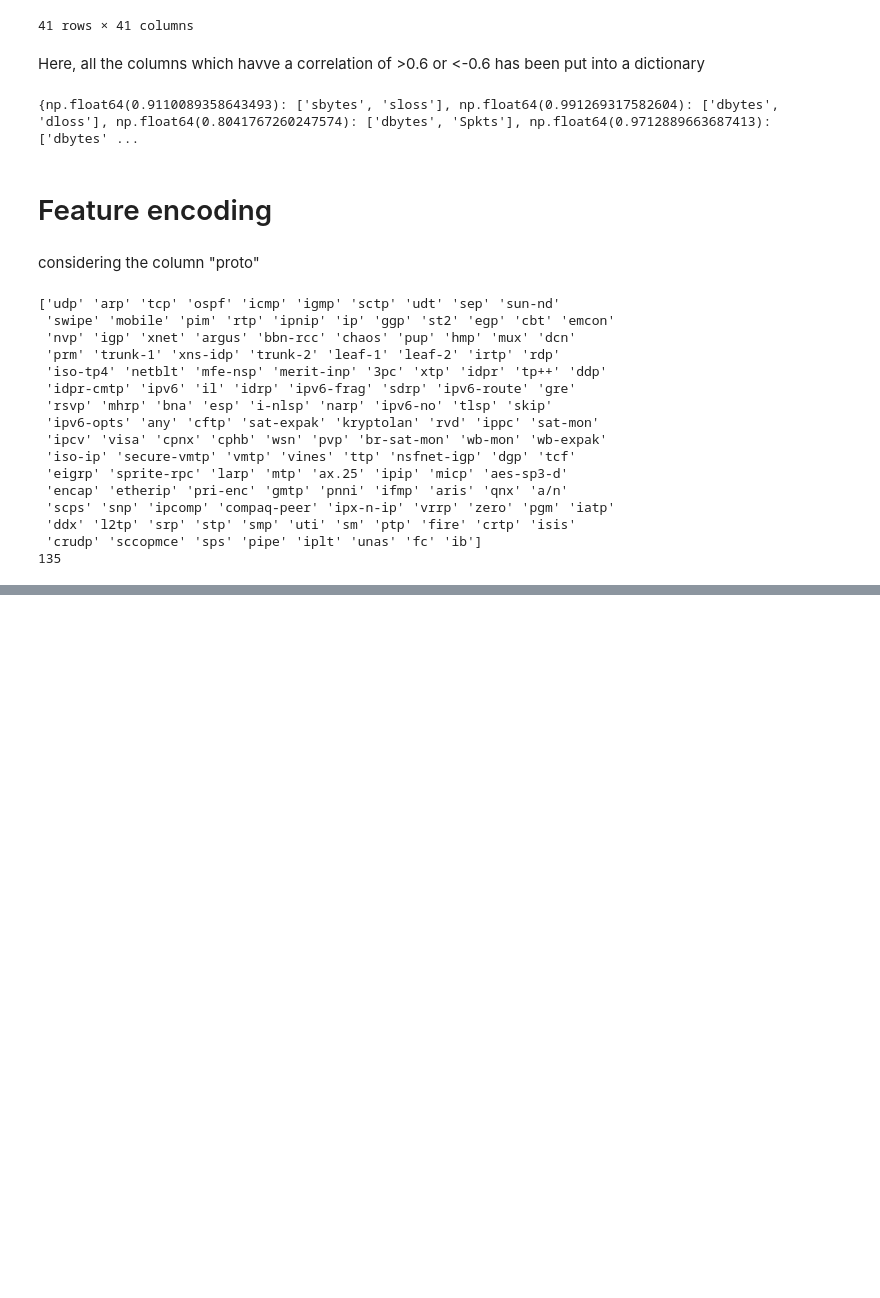
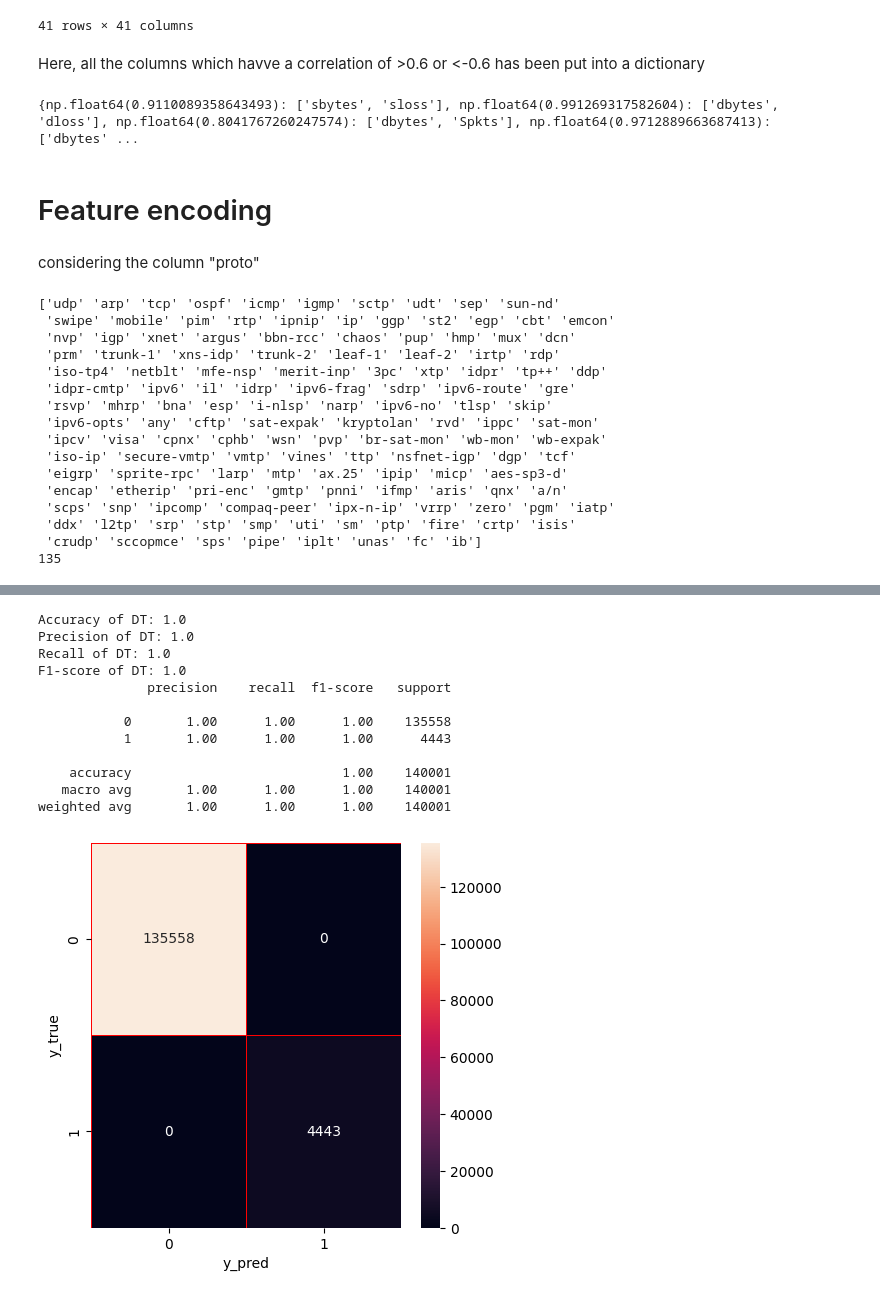
Before and after one commit to adityabhandari781/Packet-Classification-using-Decision-Trees, a Jupyter notebook: data_cleaning.ipynb, the cells around one changed output, grey strips where cells are left out. Cells and saved outputs as stored; diff of their text form; code cells hidden in the pictures; blank space fills up the shorter version.

Commit message:
Added decision tree

```diff
--- a/data_cleaning.ipynb
+++ b/data_cleaning.ipynb
@@ -262,0 +271,7 @@ df_encoded
+# %%
+columns_to_drop = []
+for i in df_encoded.columns:
+    if(df_encoded[i].dtype == "object"):
+        columns_to_drop.append(i)
+print(columns_to_drop)
+df_encoded = df_encoded.drop(columns=columns_to_drop)
@@ -262,0 +280,4 @@ df_encoded
+# %%
+X = df_encoded.drop(['Label'],axis=1).values
+y = df_encoded.iloc[:, -1].values.reshape(-1,1)
+X_train, X_test, y_train, y_test = train_test_split(X,y, train_size = 0.8, test_size = 0.2, random_state = 0,stratify = y)
@@ -262,0 +306,32 @@ df_encoded
+# %%
+dt = DecisionTreeClassifier(random_state = 0)
+dt.fit(X_train,y_train)
+dt_score=dt.score(X_test,y_test)
+y_predict=dt.predict(X_test)
+y_true=y_test
+print('Accuracy of DT: '+ str(dt_score))
+precision,recall,fscore,none= precision_recall_fscore_support(y_true, y_predict, average='weighted')
+print('Precision of DT: '+(str(precision)))
+print('Recall of DT: '+(str(recall)))
+print('F1-score of DT: '+(str(fscore)))
+print(classification_report(y_true,y_predict))
+cm=confusion_matrix(y_true,y_predict)
+f,ax=plt.subplots(figsize=(5,5))
+sns.heatmap(cm,annot=True,linewidth=0.5,linecolor="red",fmt=".0f",ax=ax)
+plt.xlabel("y_pred")
+plt.ylabel("y_true")
+plt.show()
+# %% [output]
+Accuracy of DT: 1.0
+Precision of DT: 1.0
+Recall of DT: 1.0
+F1-score of DT: 1.0
+              precision    recall  f1-score   support
+
+           0       1.00      1.00      1.00    135558
+           1       1.00      1.00      1.00      4443
+
+    accuracy                           1.00    140001
+   macro avg       1.00      1.00      1.00    140001
+weighted avg       1.00      1.00      1.00    140001
+[figure, added]
```
Also changed, not shown: parts of 9 cells of this notebook.
